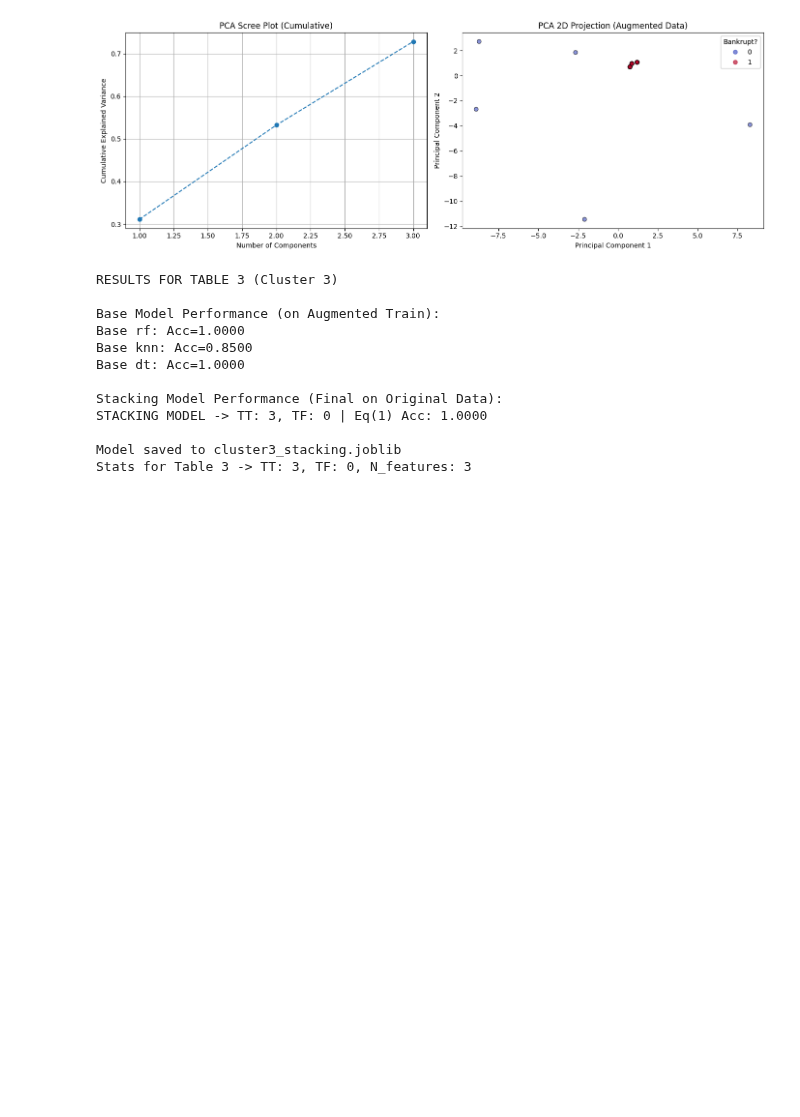
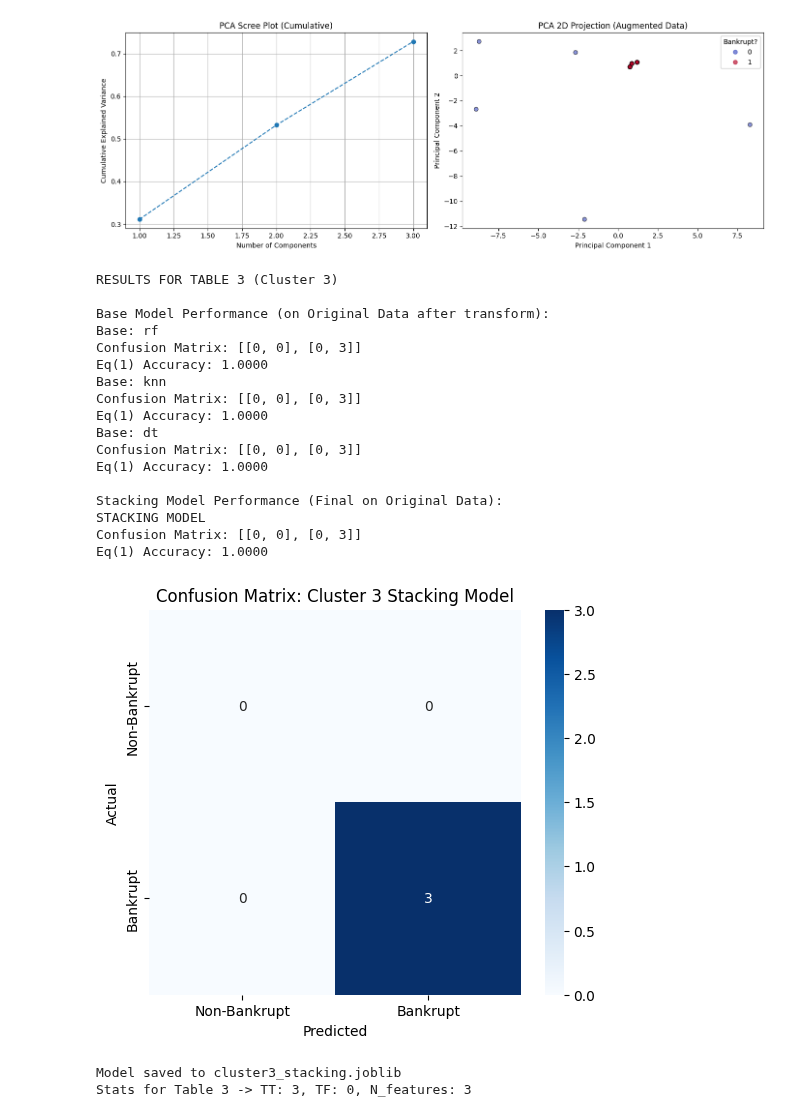
Before and after one commit to PradHolla/CS559-Final-Project, a Jupyter notebook: TanishqRajeshJain_Cluster_3.ipynb, the cells around one changed output. Cells and saved outputs as stored; diff of their text form; code cells hidden in the pictures; blank space fills up the shorter version.

```diff
--- a/TanishqRajeshJain_Cluster_3.ipynb
+++ b/TanishqRajeshJain_Cluster_3.ipynb
@@ -141,50 +140,69 @@ plt.show()
 # %%
 # Evaluation
 print(f"RESULTS FOR TABLE 3 (Cluster {CLUSTER_ID})")
 
-def get_metrics_simple(y_true, y_pred, name):
-    TT = (y_pred == 1).sum()
-    TF = (y_pred == 0).sum()
-    FF = 0
-    FT = 0
+def get_metrics(y_true, y_pred, name):
+    cm = confusion_matrix(y_true, y_pred, labels=[0, 1])
+    FF, FT, TF, TT = cm.ravel()
+    acc_eq1 = TT / (TF + TT) if (TF + TT) > 0 else 0
+    print(f"{name}")
+    print(f"Confusion Matrix: [[{FF}, {FT}], [{TF}, {TT}]]")
+    print(f"Eq(1) Accuracy: {acc_eq1:.4f}")
+    return FF, FT, TF, TT, acc_eq1
 
-    acc_eq1 = TT / (TF + TT) if (TF + TT) > 0 else 0
-    print(f"{name} -> TT: {TT}, TF: {TF} | Eq(1) Acc: {acc_eq1:.4f}")
-    return TT, TF
+X_transformed = clf_stack[:-1].transform(X)
 
-X_train_transformed = clf_stack[:-1].transform(X_train)
-stacking_model = clf_stack[-1]
+# Base Models
+print("\nBase Model Performance (on Original Data after transform):")
+stacking_estimator = clf_stack[-1]
 
-print("\nBase Model Performance (on Augmented Train):")
-for name, est in stacking_model.named_estimators_.items():
-    est.fit(X_train_transformed, y_train)
-    y_p = est.predict(X_train_transformed)
-    print(f"Base {name}: Acc={(y_p==y_train).mean():.4f}")
+for name, est in stacking_estimator.named_estimators_.items():
+    y_pred_base = est.predict(X_transformed)
+    get_metrics(y, y_pred_base, f"Base: {name}")
 
+# Stacking Model
 print("\nStacking Model Performance (Final on Original Data):")
 y_pred_stack = clf_stack.predict(X)
-TT, TF = get_metrics_simple(y, y_pred_stack, "STACKING MODEL")
+FF, FT, TF, TT, acc_eq1 = get_metrics(y, y_pred_stack, "STACKING MODEL")
+
+plt.figure(figsize=(6, 5))
+cm = confusion_matrix(y, y_pred_stack, labels=[0, 1])
+sns.heatmap(cm, annot=True, fmt='d', cmap='Blues',
+            xticklabels=['Non-Bankrupt', 'Bankrupt'],
+            yticklabels=['Non-Bankrupt', 'Bankrupt'])
+plt.xlabel('Predicted')
+plt.ylabel('Actual')
+plt.title(f'Confusion Matrix: Cluster {CLUSTER_ID} Stacking Model')
+plt.show()
 
 model_package = {
     "cluster_id": CLUSTER_ID,
     "features": features_to_use,
     "model": clf_stack,
-    "stats": {"TT": TT, "TF": TF, "N_features": 1}
+    "stats": {"TT": TT, "TF": TF, "N_features": 3}
 }
 
 joblib.dump(model_package, OUTPUT_MODEL)
 print(f"\nModel saved to {OUTPUT_MODEL}")
 print(f"Stats for Table 3 -> TT: {TT}, TF: {TF}, N_features: 3")
 # %% [output]
 RESULTS FOR TABLE 3 (Cluster 3)
 
-Base Model Performance (on Augmented Train):
-Base rf: Acc=1.0000
-Base knn: Acc=0.8500
-Base dt: Acc=1.0000
+Base Model Performance (on Original Data after transform):
+Base: rf
+Confusion Matrix: [[0, 0], [0, 3]]
+Eq(1) Accuracy: 1.0000
+Base: knn
+Confusion Matrix: [[0, 0], [0, 3]]
+Eq(1) Accuracy: 1.0000
+Base: dt
+Confusion Matrix: [[0, 0], [0, 3]]
+Eq(1) Accuracy: 1.0000
 
 Stacking Model Performance (Final on Original Data):
-STACKING MODEL -> TT: 3, TF: 0 | Eq(1) Acc: 1.0000
-
-Model saved to cluster3_stacking.joblib
-Stats for Table 3 -> TT: 3, TF: 0, N_features: 3
+STACKING MODEL
+Confusion Matrix: [[0, 0], [0, 3]]
+Eq(1) Accuracy: 1.0000
+[figure, added]
+Model saved to cluster3_stacking.joblib
+Stats for Table 3 -> TT: 3, TF: 0, N_features: 3
```
Also changed, not shown: parts of 2 cells of this notebook, 1 other file.
